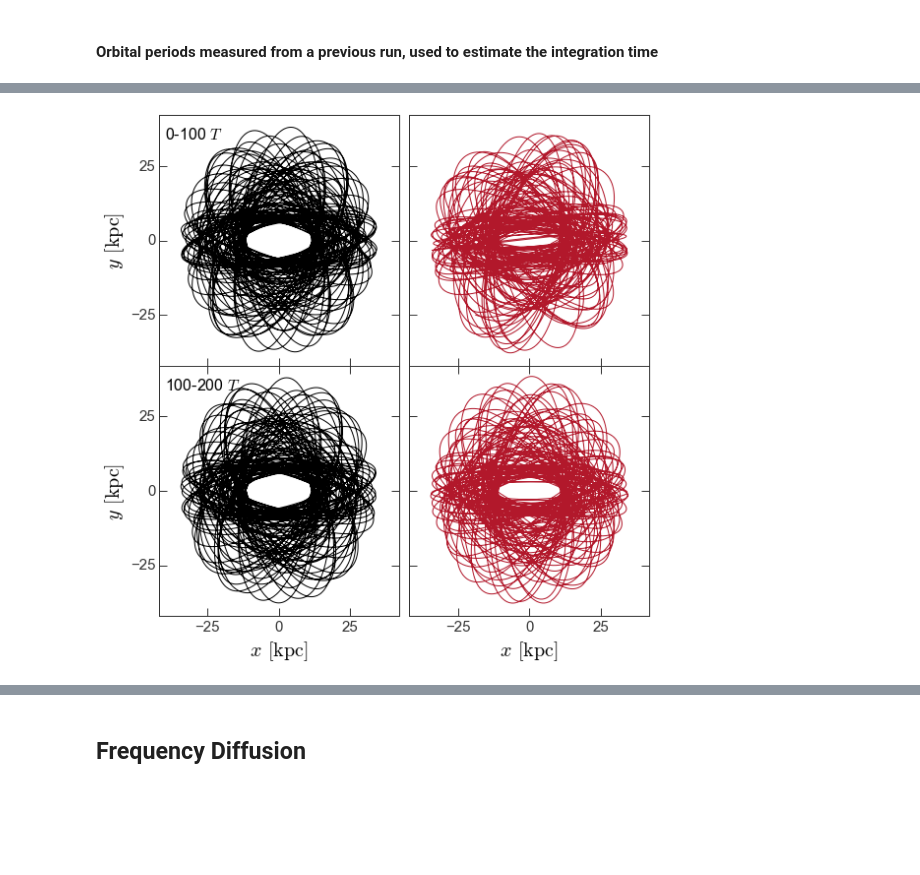
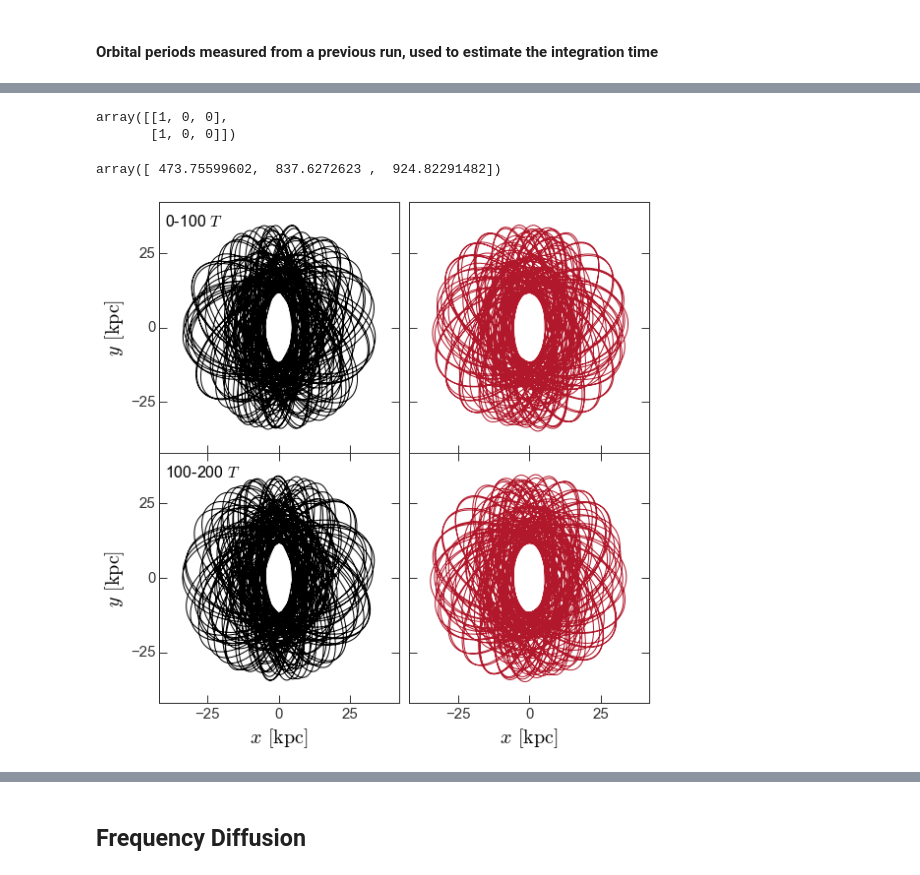
Before and after one commit to adrn/StreamMorphology, a Jupyter notebook: notebooks/Figure - two orbits.ipynb, the cells around one changed output, grey strips where cells are left out. Cells and saved outputs as stored; diff of their text form; code cells hidden in the pictures; blank space fills up the shorter version.

```diff
--- a/notebooks/Figure - two orbits.ipynb
+++ b/notebooks/Figure - two orbits.ipynb
@@ -49,0 +35,3 @@ slow_fast_w0 = np.array([[27.849999999999998, 0.0, 23.099999999999998, 0.0, 0.11
+# %%
+slow_fast_w0 = np.array([[24.080000000000002, 0.0, 23.200000000000003, 0.0, 0.12172016038883247, 0.0],
+                         [24.080000000000002, 0.0, 24.080000000000002, 0.0, 0.11538114066839752, 0.0]])
@@ -50,7 +54,7 @@ slow_fast_w0 = np.array([[27.849999999999998, 0.0, 23.099999999999998, 0.0, 0.11
 # %% [markdown]
 #### Parameters for integration
 # %%
-nsteps_per_period = 500
+nsteps_per_period = 250
 nperiods = 1000
 # %% [markdown]
 #### Orbital periods measured from a previous run, used to estimate the integration time
@@ -64,5 +61,4 @@ T = np.array([817.3816014586259, 1302.341203190676, 1213.7631422831826])
 # %%
-dt = T.min() / nsteps_per_period
-nsteps = int(round(nperiods * T.max() / dt, -4)) # 500 orbital periods
+dt,nsteps = estimate_dt_nsteps(potential, slow_fast_w0[0], nperiods, nsteps_per_period)
 print("{0} steps, ∆t = {1:.2f}".format(nsteps,dt))
 # %% [output]
@@ -77,46 +73,56 @@ Took 3.8 seconds to integrate
+# %%
+gd.classify_orbit(w)
+# %% [output]
+array([[1, 0, 0],
+       [1, 0, 0]])
+# %%
+T = estimate_periods(t, w[:,0])
+T
+# %% [output]
+array([ 473.75599602,  837.6272623 ,  924.82291482])
 # %%
 # np.save("/Users/adrian/projects/gary/test-data/naff/w.npy", w[:,1])
 # np.save("/Users/adrian/projects/gary/test-data/naff/t.npy", t)
 # %%
 fig,axes = plt.subplots(2,2,figsize=(8,8),sharex=True,sharey=True)
 
-ix = (0,1) # x,y
-# ix = (1,2) # y,z
+# ix = (0,1) # x,y
+plotix = (1,2) # y,z
 nplot = int(100*T.max()/dt)
 
 for i in range(2):
-    axes[0,i].plot(w[:nplot,i,ix[0]], w[:nplot,i,ix[1]],
+    axes[0,i].plot(w[:nplot,i,plotix[0]], w[:nplot,i,plotix[1]],
                    marker=None, linestyle='-', alpha=1., c=cs[i])
-    axes[1,i].plot(w[nplot:2*nplot,i,ix[0]], w[nplot:2*nplot,i,ix[1]],
+    axes[1,i].plot(w[nplot:2*nplot,i,plotix[0]], w[nplot:2*nplot,i,plotix[1]],
                    marker=None, linestyle='-', alpha=1., c=cs[i])
 
     axes[0,i].set_xticks([-25,0,25])
     axes[1,i].set_xticks([-25,0,25])
     axes[0,i].set_yticks([-25,0,25])
     axes[1,i].set_yticks([-25,0,25])
 
 #     axes[0,i].plot(w[:nplot,i,ix[0]], w[:nplot,i,ix[1]],
 #                    marker='.', linestyle='none', alpha=0.1, c=cs[i])
 #     axes[1,i].plot(w[-nplot:,i,ix[0]], w[-nplot:,i,ix[1]],
 #                    marker='.', linestyle='none', alpha=0.1, c=cs[i])
 
 axes[0,0].set_xlim(-42,42)
 axes[0,0].set_ylim(-42,42)
 
 axes[0,0].text(-40, 34, r"0-100 $T$", fontsize=16)
 axes[1,0].text(-40, 34, r"100-200 $T$", fontsize=16)
 
 axes[0,0].set_ylabel(r"$y \, [{\rm kpc}]$", fontsize=20)
 axes[1,0].set_ylabel(r"$y \, [{\rm kpc}]$", fontsize=20)
 axes[1,0].set_xlabel(r"$x \, [{\rm kpc}]$", fontsize=20)
 axes[1,1].set_xlabel(r"$x \, [{\rm kpc}]$", fontsize=20)
 
 fig.tight_layout()
 fig.subplots_adjust(hspace=0.)
 
 # fig.savefig("/Users/adrian/papers/papers/stream-morphology/figures/two-orbits.pdf")
 # %% [output]
-[figure, old version]
+[figure, new version]
 # %%
 fig,axes = plt.subplots(3,2,figsize=(8,12),sharex=True,sharey=True)
 
```
Also changed, not shown: parts of 27 cells of this notebook, 1 other file.
